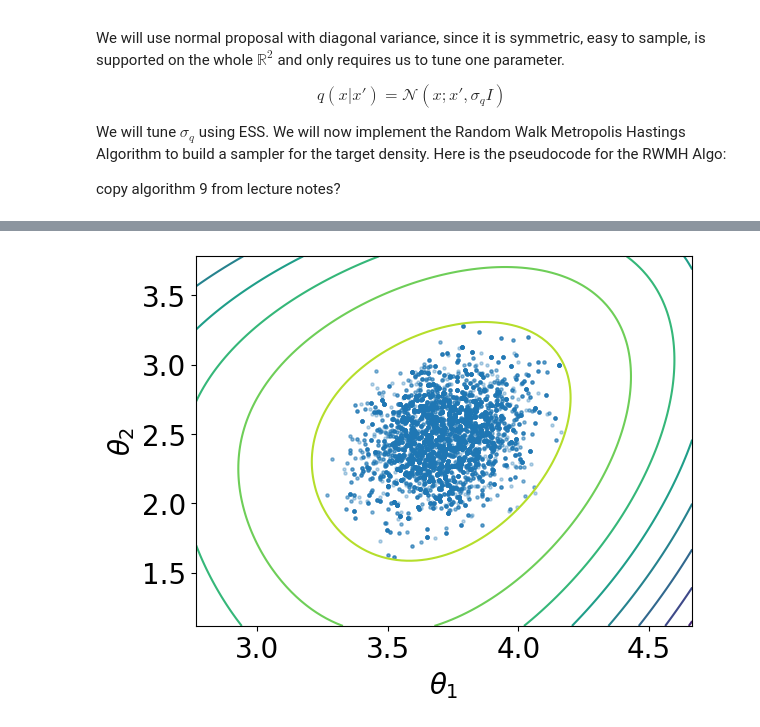
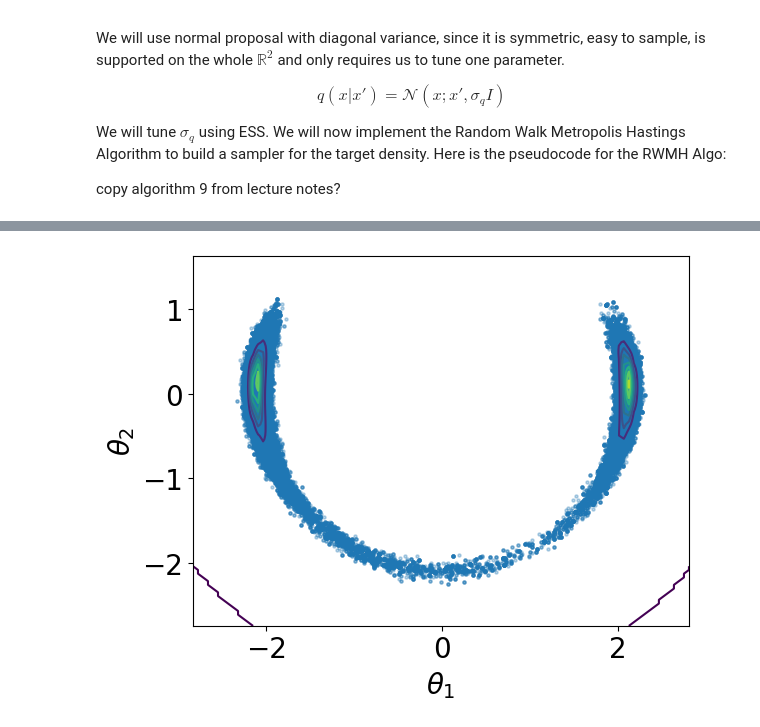
Before and after one commit to alisaklymchuk/stochastic_simulation_math60047, a Jupyter notebook: coursework.ipynb, the cells around one changed output, grey strips where cells are left out. Saved outputs shown, nothing was run; the diff lists cells and outputs as text; code cells hidden in the pictures.

```diff
--- a/coursework.ipynb
+++ b/coursework.ipynb
@@ -74,12 +76,15 @@ $$
 # %%
 # banana function for testing MCMC
-def log_banana(x1, x2):
-    return -x1**2 / 8 - (x2 - 0.25*(x1**2-4))**2 / 0.18
+def banana(x1, x2):
+    return np.exp(-x1**2 / 8 - (x2 - 0.25*(x1**2-4))**2 / 0.18)
 
-def log_likelihood(x1, x2, y=4.5):
-    return - (y-np.sqrt(x1**2 + x2**2))**2 / 0.08
+def likelihood(x1, x2, y=4.5):
+    return np.exp(- (y-(x1**2 + x2**2))**2 / 0.08)
+
+def posterior(x1, x2, y=4.5):
+    return  banana(x1, x2) * likelihood(x1, x2, y)
 
 def log_posterior(x1, x2, y=4.5):
-    return log_banana(x1, x2) + log_likelihood(x1, x2, y)
+    return -x1**2 / 8 - (x2 - 0.25*(x1**2 - 4))**2 / 0.18 -(y - (x1**2 + x2**2))**2 / 0.08
 # %%
 # grid limits
@@ -296,25 +273,18 @@ def autocorrelation(x, max_lag = 1000):
     for k in range(1, 2*max_lag + 1):
         acf[k] = 1
 # %%
-sigmas = [0.1, 0.2, 0.5, 0.7, 0.8, 1.0, 2.0, 3.0]
+sigmas = [0.05, 0.1, 0.2, 0.3, 0.4, 0.5, 0.75, 1.0]
 best_ess = -np.inf
-
 for s in sigmas:
     samples, acc = rwmh(
-        log_posterior,
-        N=80_000
+        N=80_000,
+        sigma_q = s
     )
-
-    idata = az.from_dict(
-        posterior={
-            "x1": samples[:, 0][None, :],
-            "x2": samples[:, 1][None, :]
-        }
-    )
-
-    ess = az.ess(idata, method="bulk")
-    ess_min = min(float(ess["x1"]), float(ess["x2"]))
-
+    # emcee intergrated time needs 3d array
+    chain = samples[:, None, :]
+    tau = autocorr.integrated_time(chain, quiet=True)
+    ess = samples.shape[0] / tau
+    ess_min = float(np.min(ess))
 
     print(f"sigma={s}, acc={acc:.3f}, minESS={ess_min:.0f}")
 
@@ -335,29 +314,29 @@ sigma=3.0, acc=0.181, minESS=5909
 # %%
 def samples_cloud(samples):
     # grid covering the sample range
     x = samples[:, 0]
     y = samples[:, 1]
 
     xs = np.linspace(x.min() - 0.5, x.max() + 0.5, 100)
     ys = np.linspace(y.min() - 0.5, y.max() + 0.5, 100)
     X, Y = np.meshgrid(xs, ys)
 
-    # evaluate log posterior on grid
+    # evaluate posterior on grid
     Z = np.zeros_like(X)
     for i in range(X.shape[0]):
         for j in range(X.shape[1]):
-            Z[i, j] = log_posterior(X[i, j], Y[i, j])
+            Z[i, j] = posterior(X[i, j], Y[i, j])
 
     # contour of log posterior (unnormalised)
     plt.contour(X, Y, Z)
 
     # sample cloud
     plt.scatter(x, y, s=5, alpha=0.3)
 
     plt.xlabel(r"$\theta_1$")
     plt.ylabel(r"$\theta_2$")
     plt.show()
 
 samples_cloud(mc)
 # %% [output]
-[figure, old version]
+[figure, new version]
```
Also changed, not shown: parts of 11 cells of this notebook.
